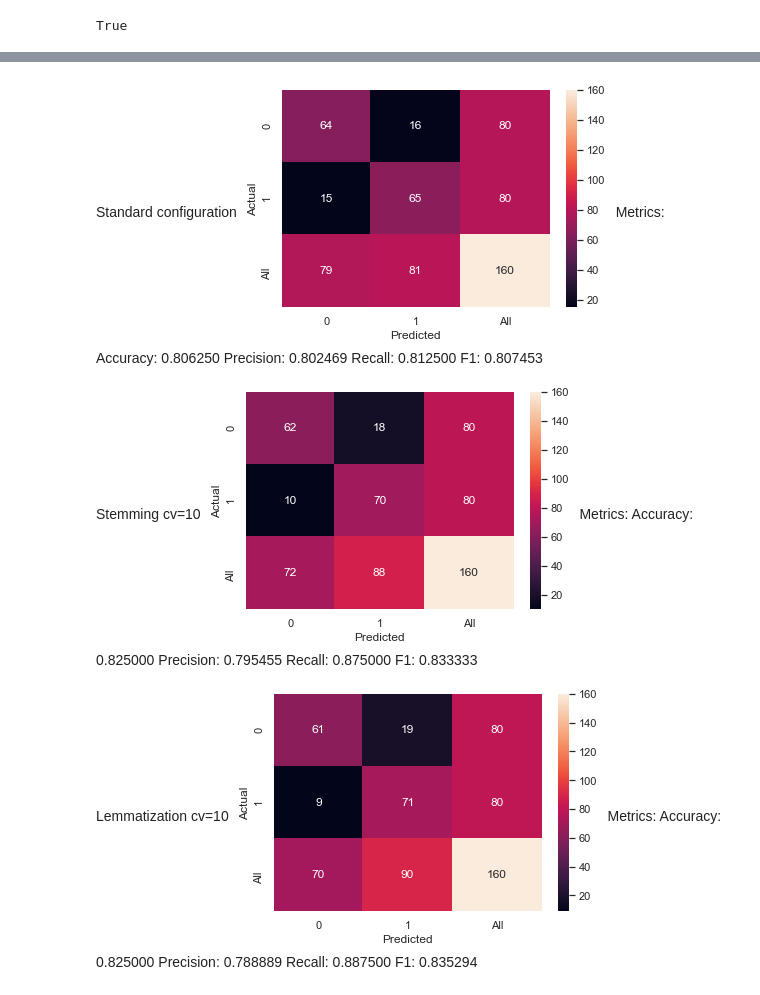
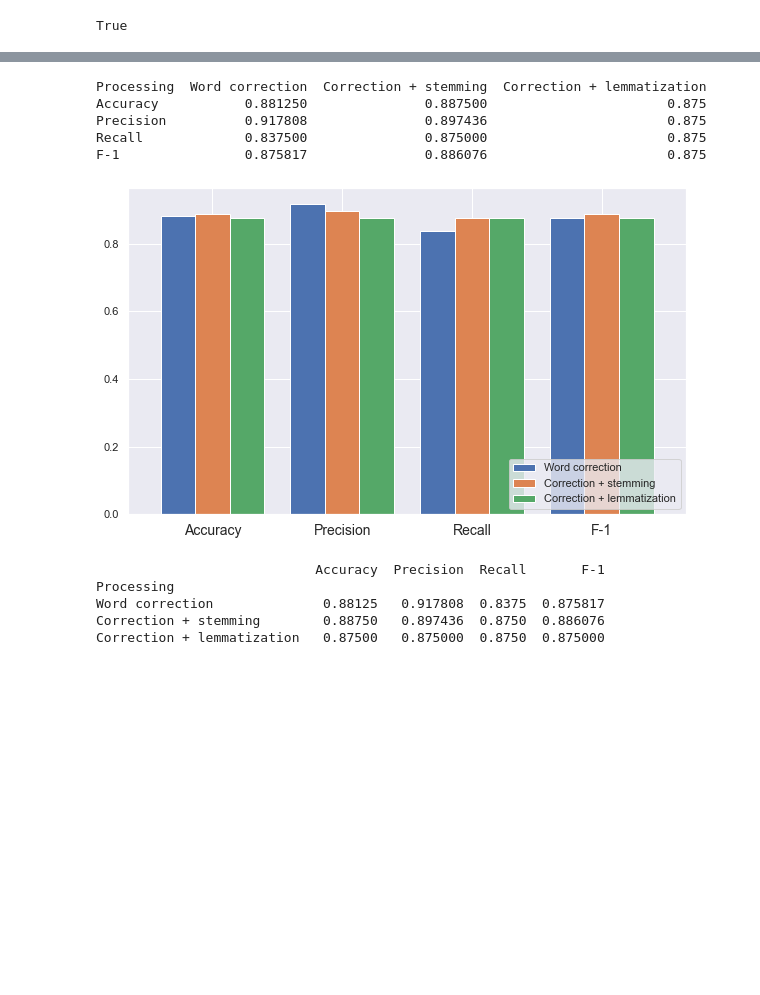
Before and after one commit to beld78/ARM-Paper, a Jupyter notebook: Analysis.ipynb, the cells around one changed output, grey strips where cells are left out. Drawn from its saved outputs; the diff is of its cells as text; code cells hidden in the pictures; blank space fills up the shorter version.

```diff
--- a/Analysis.ipynb
+++ b/Analysis.ipynb
@@ -519,60 +373,45 @@ for y_test, X_test, y_train, X_train in zip(y_test_list, X_test_list, y_train_li
-# %% [markdown]
-Standard configuration ![image-5.png](attachment:image-5.png)
-Metrics:
-   Accuracy: 0.806250
-   Precision: 0.802469
-   Recall: 0.812500
-   F1: 0.807453
-
-Stemming cv=10 ![image-3.png](attachment:image-3.png)
-Metrics:
-   Accuracy: 0.825000
-   Precision: 0.795455
-   Recall: 0.875000
-   F1: 0.833333
-
-Lemmatization cv=10 ![image-4.png](attachment:image-4.png)
-Metrics:
-   Accuracy: 0.825000
-   Precision: 0.788889
-   Recall: 0.887500
-   F1: 0.835294
 # %%
 mnb_metrics_list
-log_metrics_list
-tree_metrics_list
-rf_metrics_list
 
 def plotMetricsComparison(metrics_list, title=""):
     metrics_df = pd.DataFrame(metrics_list, columns=["Accuracy","Precision","Recall", "F-1"], index=["Word correction", "Correction + stemming", "Correction + lemmatization"])
     metrics_df.index.name = "Processing"
     print(metrics_df.transpose())
     ax = metrics_df.transpose().plot(kind='bar', legend=True, width=0.8, figsize=(10,6))
 #     flat_list = [item for sublist in metrics_list for item in sublist]
 #     for i, v in enumerate(flat_list):
 #         ax.text(i-.25,
 #                   v/flat_list[i]+100,
 #                   flat_list[i],
 #                   fontsize=18)
     plt.legend(loc='lower right')
     plt.xticks(fontsize=14, rotation=0)
     plt.savefig("plots/preprocessing/" + title + '.png')
     plt.show()
 
 
     print(metrics_df)
 
 def save_metrics(metrics_list, title="metrics"):
     metrics_df = pd.DataFrame(metrics_list, columns=["Accuracy","Precision","Recall", "F-1"])
     metrics_df = metrics_df.applymap(lambda x: round(x, 4))
     metrics_df.insert(loc=0, column='Preprocessing', value=["Word correction", "Correction + stemming", "Correction + lemmatization"]*4)
     metrics_df.insert(loc=0, column='Algorithm', value=[item for item in ["Multinomial naive Bayes","Logistic regression","Decision tree", "Random forest"] for i in range(3)])
 
     # round to 4 decimal places and save to csv file
     metrics_df.to_csv("tables/" + title + ".csv", sep = "&", index=False)
 
-save_metrics(mnb_metrics_list + log_metrics_list + tree_metrics_list + rf_metrics_list)
+#save_metrics(mnb_metrics_list)
 plotMetricsComparison(mnb_metrics_list, "pre_mnb")
-plotMetricsComparison(log_metrics_list, "pre_log")
-plotMetricsComparison(tree_metrics_list, "pre_tree")
-plotMetricsComparison(rf_metrics_list, "pre_rf")
+# %% [output]
+Processing  Word correction  Correction + stemming  Correction + lemmatization
+Accuracy           0.881250               0.887500                       0.875
+Precision          0.917808               0.897436                       0.875
+Recall             0.837500               0.875000                       0.875
+F-1                0.875817               0.886076                       0.875
+[figure, added]
+                            Accuracy  Precision  Recall       F-1
+Processing
+Word correction              0.88125   0.917808  0.8375  0.875817
+Correction + stemming        0.88750   0.897436  0.8750  0.886076
+Correction + lemmatization   0.87500   0.875000  0.8750  0.875000
```
Also changed, not shown: parts of 21 cells of this notebook.
